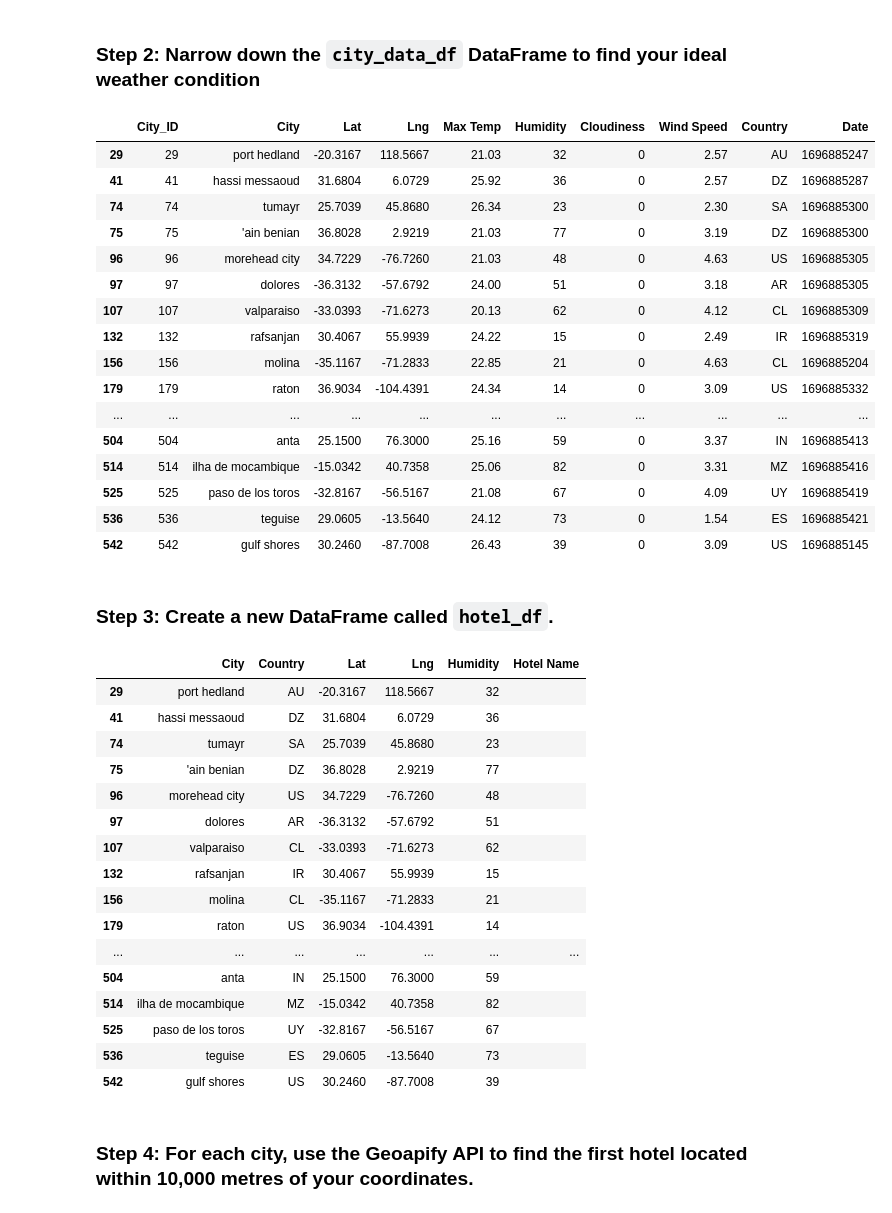
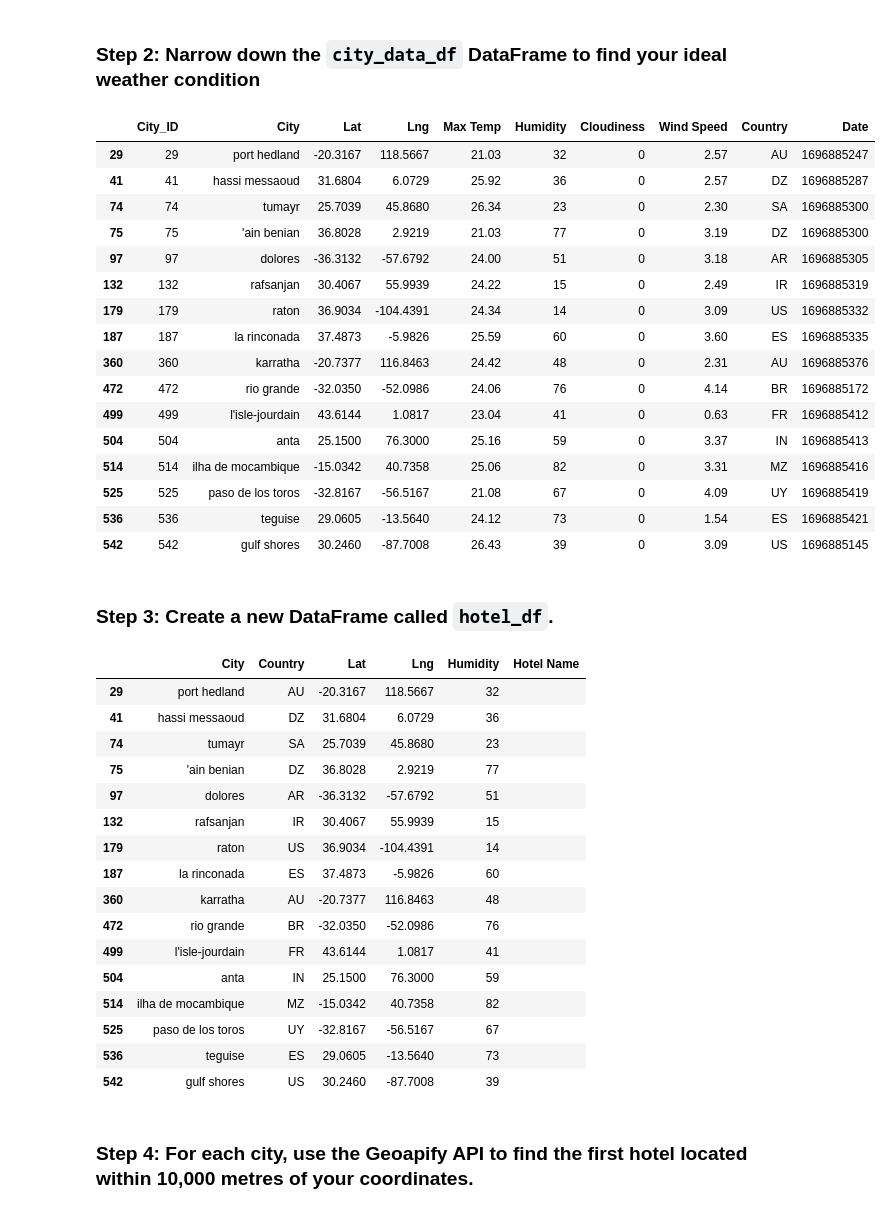
Before and after one commit to sentvivi/Equatorial_Weather_Analysis_and_Vacation_Planning, a Jupyter notebook: weather_vacation_Py/VacationPy.ipynb, the cells around one changed output. Saved outputs shown, nothing was run; the diff lists cells and outputs as text; code cells hidden in the pictures.

```diff
--- a/weather_vacation_Py/VacationPy.ipynb
+++ b/weather_vacation_Py/VacationPy.ipynb
@@ -57,29 +57,29 @@ city_map
 # %%
 # Narrow down cities that fit criteria and drop any results with null values
 # Define the criteria to select ideal city
-max_temperature = (city_data_df['Max Temp'] < 28) & (city_data_df['Max Temp'] > 20)
-max_wind_speed = city_data_df['Wind Speed'] < 5
-max_cloudiness = city_data_df['Cloudiness'] == 0
+max_temperature = (city_data_df["Max Temp"] < 27) & (city_data_df["Max Temp"] > 21)
+max_wind_speed = city_data_df["Wind Speed"] < 4.5
+max_cloudiness = city_data_df["Cloudiness"] == 0
 select_city = city_data_df[max_temperature & max_wind_speed & max_cloudiness]
 
 # Drop any rows with null values
 select_city = select_city.dropna()
 
 # Display sample data
 select_city
 # %% [output]
 |  | City_ID | City | Lat | Lng | Max Temp | Humidity | Cloudiness | Wind Speed | Country | Date |
 | 29 | 29 | port hedland | -20.3167 | 118.5667 | 21.03 | 32 | 0 | 2.57 | AU | 1696885247 |
 | 41 | 41 | hassi messaoud | 31.6804 | 6.0729 | 25.92 | 36 | 0 | 2.57 | DZ | 1696885287 |
 | 74 | 74 | tumayr | 25.7039 | 45.8680 | 26.34 | 23 | 0 | 2.30 | SA | 1696885300 |
 | 75 | 75 | 'ain benian | 36.8028 | 2.9219 | 21.03 | 77 | 0 | 3.19 | DZ | 1696885300 |
-| 96 | 96 | morehead city | 34.7229 | -76.7260 | 21.03 | 48 | 0 | 4.63 | US | 1696885305 |
 | 97 | 97 | dolores | -36.3132 | -57.6792 | 24.00 | 51 | 0 | 3.18 | AR | 1696885305 |
-| 107 | 107 | valparaiso | -33.0393 | -71.6273 | 20.13 | 62 | 0 | 4.12 | CL | 1696885309 |
 | 132 | 132 | rafsanjan | 30.4067 | 55.9939 | 24.22 | 15 | 0 | 2.49 | IR | 1696885319 |
-| 156 | 156 | molina | -35.1167 | -71.2833 | 22.85 | 21 | 0 | 4.63 | CL | 1696885204 |
 | 179 | 179 | raton | 36.9034 | -104.4391 | 24.34 | 14 | 0 | 3.09 | US | 1696885332 |
-| ... | ... | ... | ... | ... | ... | ... | ... | ... | ... | ... |
+| 187 | 187 | la rinconada | 37.4873 | -5.9826 | 25.59 | 60 | 0 | 3.60 | ES | 1696885335 |
+| 360 | 360 | karratha | -20.7377 | 116.8463 | 24.42 | 48 | 0 | 2.31 | AU | 1696885376 |
+| 472 | 472 | rio grande | -32.0350 | -52.0986 | 24.06 | 76 | 0 | 4.14 | BR | 1696885172 |
+| 499 | 499 | l'isle-jourdain | 43.6144 | 1.0817 | 23.04 | 41 | 0 | 0.63 | FR | 1696885412 |
 | 504 | 504 | anta | 25.1500 | 76.3000 | 25.16 | 59 | 0 | 3.37 | IN | 1696885413 |
 | 514 | 514 | ilha de mocambique | -15.0342 | 40.7358 | 25.06 | 82 | 0 | 3.31 | MZ | 1696885416 |
 | 525 | 525 | paso de los toros | -32.8167 | -56.5167 | 21.08 | 67 | 0 | 4.09 | UY | 1696885419 |
@@ -89,10 +89,10 @@ select_city
 ### Step 3: Create a new DataFrame called `hotel_df`.
 # %%
 # Use the Pandas copy function to create DataFrame called hotel_df to store the city, country, coordinates, and humidity
-hotel_df = select_city[['City', 'Country', 'Lat', 'Lng', 'Humidity']].copy()
+hotel_df = select_city[["City", "Country", "Lat", "Lng", "Humidity"]].copy()
 
 # Add an empty column, "Hotel Name," to the DataFrame so you can store the hotel found using the Geoapify API
-hotel_df['Hotel Name'] = ''
+hotel_df["Hotel Name"] = ""
 
 # Display sample data
 hotel_df
@@ -102,13 +102,13 @@ hotel_df
 | 41 | hassi messaoud | DZ | 31.6804 | 6.0729 | 36 |  |
 | 74 | tumayr | SA | 25.7039 | 45.8680 | 23 |  |
 | 75 | 'ain benian | DZ | 36.8028 | 2.9219 | 77 |  |
-| 96 | morehead city | US | 34.7229 | -76.7260 | 48 |  |
 | 97 | dolores | AR | -36.3132 | -57.6792 | 51 |  |
-| 107 | valparaiso | CL | -33.0393 | -71.6273 | 62 |  |
 | 132 | rafsanjan | IR | 30.4067 | 55.9939 | 15 |  |
-| 156 | molina | CL | -35.1167 | -71.2833 | 21 |  |
 | 179 | raton | US | 36.9034 | -104.4391 | 14 |  |
-| ... | ... | ... | ... | ... | ... | ... |
+| 187 | la rinconada | ES | 37.4873 | -5.9826 | 60 |  |
+| 360 | karratha | AU | -20.7377 | 116.8463 | 48 |  |
+| 472 | rio grande | BR | -32.0350 | -52.0986 | 76 |  |
+| 499 | l'isle-jourdain | FR | 43.6144 | 1.0817 | 41 |  |
 | 504 | anta | IN | 25.1500 | 76.3000 | 59 |  |
 | 514 | ilha de mocambique | MZ | -15.0342 | 40.7358 | 82 |  |
 | 525 | paso de los toros | UY | -32.8167 | -56.5167 | 67 |  |
```
Also changed, not shown: parts of 3 cells of this notebook, 1 other file.
